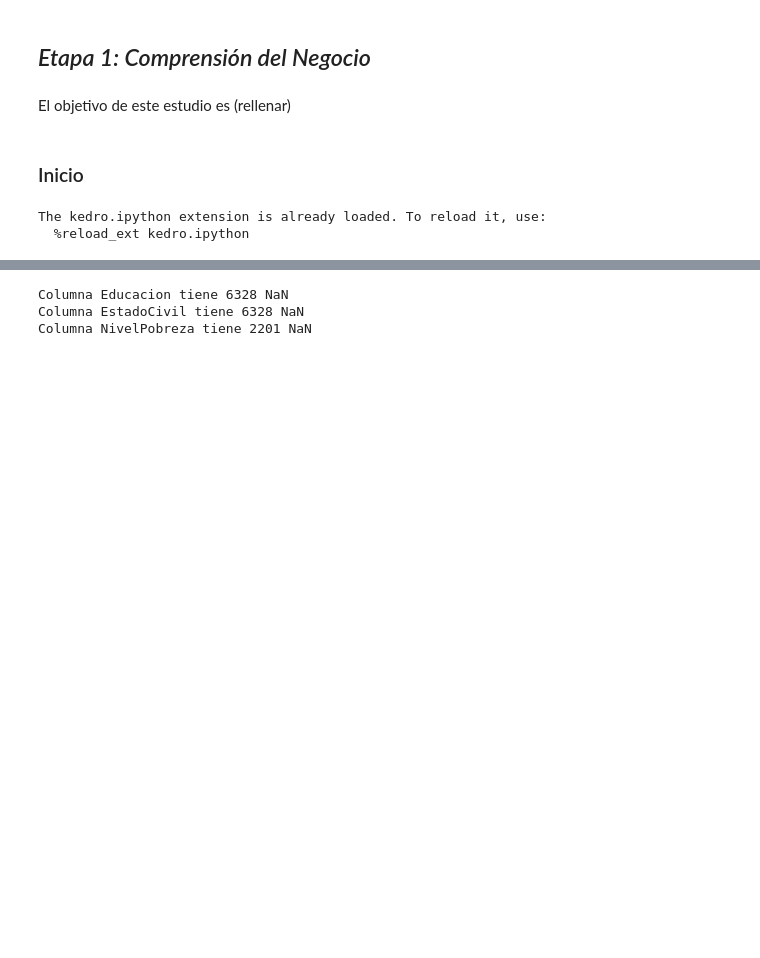
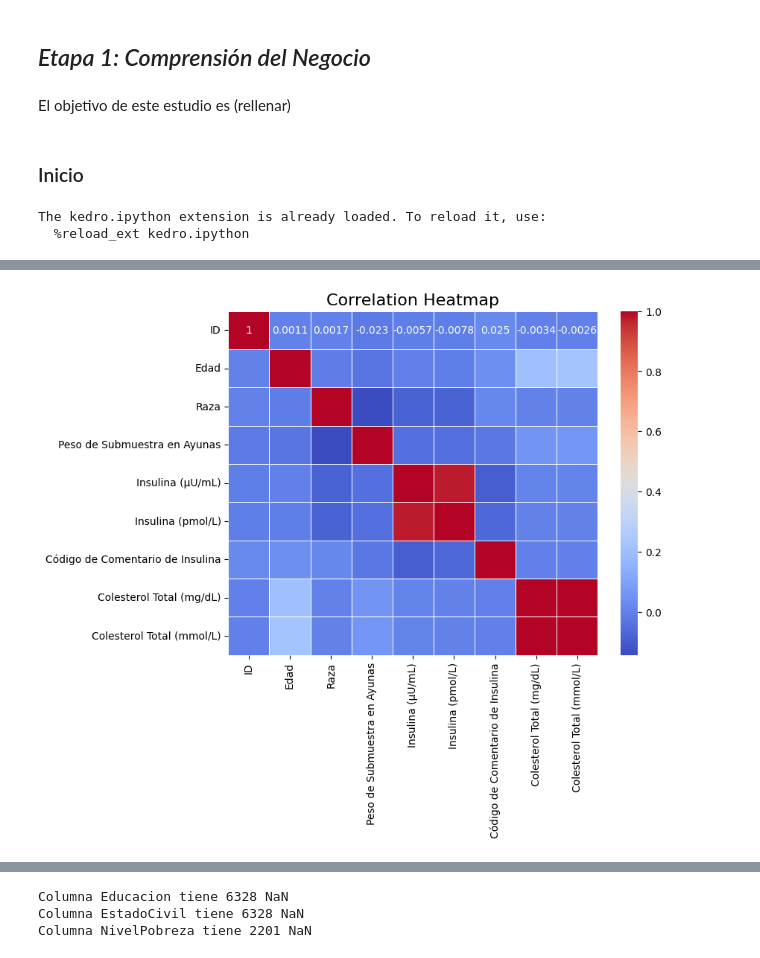
Before and after one commit to Manjanans/nhanes, a Jupyter notebook: notebooks/Pruebas para real.ipynb, the cells around one changed output, grey strips where cells are left out. Saved outputs shown, nothing was run; the diff lists cells and outputs as text; code cells hidden in the pictures; blank space fills up the shorter version.

```diff
--- a/notebooks/Pruebas para real.ipynb
+++ b/notebooks/Pruebas para real.ipynb
@@ -169,0 +173,11 @@ consideracion["NivelPobreza"] = demografia["INDFMPIR"]
+# %%
+colesterol_limpio["Colesterol Total (mg/dL)"] = pt.fit_transform(colesterol_limpio[["Colesterol Total (mg/dL)"]])
+# %%
+prueba = pd.DataFrame()
+prueba["ID"] = demografia["SEQN"]
+prueba["Edad"] = demografia["RIDAGEYR"]
+prueba["Raza"] = demografia["RIDRETH3"]
+# %%
+merge_insulina = pd.merge(prueba, limp_ins, on='ID', how='inner')
+# %%
+final = pd.merge(merge_insulina, colesterol_limpio, on='ID', how='inner')
@@ -169,0 +201,11 @@ consideracion["NivelPobreza"] = demografia["INDFMPIR"]
+# %%
+corr_matrix = final.corr()
+
+# Create the heatmap
+plt.figure(figsize=(8, 6))
+sns.heatmap(corr_matrix, annot=True, cmap='coolwarm', linewidths=0.5)
+
+# Set titles and labels
+plt.title('Correlation Heatmap', fontsize=16)
+plt.show()
+# %% [output]
@@ -170 +213,2 @@ consideracion["NivelPobreza"] = demografia["INDFMPIR"]
+[figure, added]
 # %%
```
Also changed, not shown: parts of 80 cells of this notebook.
